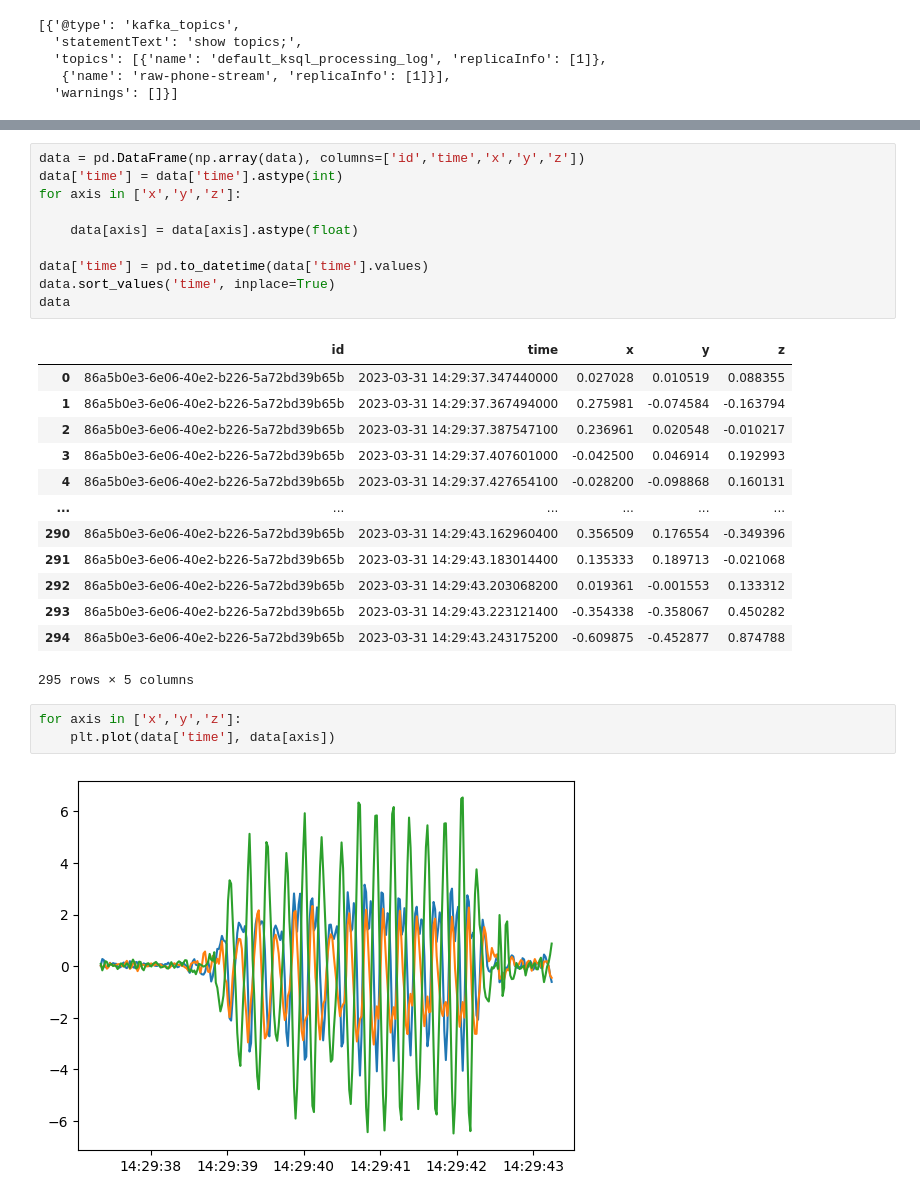
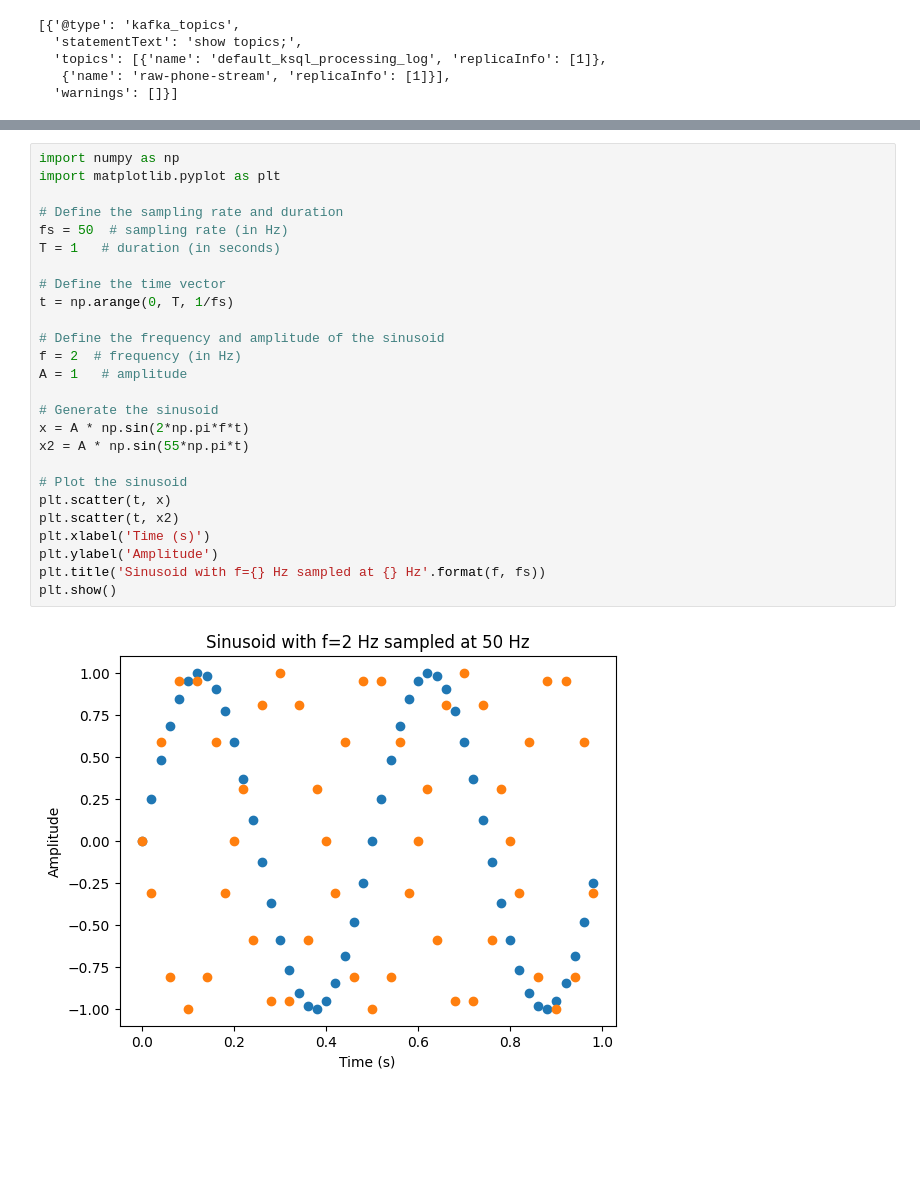
Before and after one commit to hfhoffman1144/smartphone_sensor_stream2, a Jupyter notebook: notebooks/test_ksql.ipynb, the cells around one changed output, grey strips where cells are left out. Cells and saved outputs as stored; diff of their text form; blank space fills up the shorter version.

```diff
--- a/notebooks/test_ksql.ipynb
+++ b/notebooks/test_ksql.ipynb
@@ -80,29 +121,28 @@ KeyboardInterrupt:
-# %%
-data = pd.DataFrame(np.array(data), columns=['id','time','x','y','z'])
-data['time'] = data['time'].astype(int)
-for axis in ['x','y','z']:
-
-    data[axis] = data[axis].astype(float)
-
-data['time'] = pd.to_datetime(data['time'].values)
-data.sort_values('time', inplace=True)
-data
-# %% [output]
-|  | id | time | x | y | z |
-| 0 | 86a5b0e3-6e06-40e2-b226-5a72bd39b65b | 2023-03-31 14:29:37.347440000 | 0.027028 | 0.010519 | 0.088355 |
-| 1 | 86a5b0e3-6e06-40e2-b226-5a72bd39b65b | 2023-03-31 14:29:37.367494000 | 0.275981 | -0.074584 | -0.163794 |
-| 2 | 86a5b0e3-6e06-40e2-b226-5a72bd39b65b | 2023-03-31 14:29:37.387547100 | 0.236961 | 0.020548 | -0.010217 |
-| 3 | 86a5b0e3-6e06-40e2-b226-5a72bd39b65b | 2023-03-31 14:29:37.407601000 | -0.042500 | 0.046914 | 0.192993 |
-| 4 | 86a5b0e3-6e06-40e2-b226-5a72bd39b65b | 2023-03-31 14:29:37.427654100 | -0.028200 | -0.098868 | 0.160131 |
-| ... | ... | ... | ... | ... | ... |
-| 290 | 86a5b0e3-6e06-40e2-b226-5a72bd39b65b | 2023-03-31 14:29:43.162960400 | 0.356509 | 0.176554 | -0.349396 |
-| 291 | 86a5b0e3-6e06-40e2-b226-5a72bd39b65b | 2023-03-31 14:29:43.183014400 | 0.135333 | 0.189713 | -0.021068 |
-| 292 | 86a5b0e3-6e06-40e2-b226-5a72bd39b65b | 2023-03-31 14:29:43.203068200 | 0.019361 | -0.001553 | 0.133312 |
-| 293 | 86a5b0e3-6e06-40e2-b226-5a72bd39b65b | 2023-03-31 14:29:43.223121400 | -0.354338 | -0.358067 | 0.450282 |
-| 294 | 86a5b0e3-6e06-40e2-b226-5a72bd39b65b | 2023-03-31 14:29:43.243175200 | -0.609875 | -0.452877 | 0.874788 |
-295 rows × 5 columns
-# %%
-for axis in ['x','y','z']:
-    plt.plot(data['time'], data[axis])
-# %% [output]
-[figure, removed]
+# %%
+import numpy as np
+import matplotlib.pyplot as plt
+
+# Define the sampling rate and duration
+fs = 50  # sampling rate (in Hz)
+T = 1   # duration (in seconds)
+
+# Define the time vector
+t = np.arange(0, T, 1/fs)
+
+# Define the frequency and amplitude of the sinusoid
+f = 2  # frequency (in Hz)
+A = 1   # amplitude
+
+# Generate the sinusoid
+x = A * np.sin(2*np.pi*f*t)
+x2 = A * np.sin(55*np.pi*t)
+
+# Plot the sinusoid
+plt.scatter(t, x)
+plt.scatter(t, x2)
+plt.xlabel('Time (s)')
+plt.ylabel('Amplitude')
+plt.title('Sinusoid with f={} Hz sampled at {} Hz'.format(f, fs))
+plt.show()
+# %% [output]
+[figure, added]
```
Also changed, not shown: parts of 7 cells of this notebook, 9 other files.
